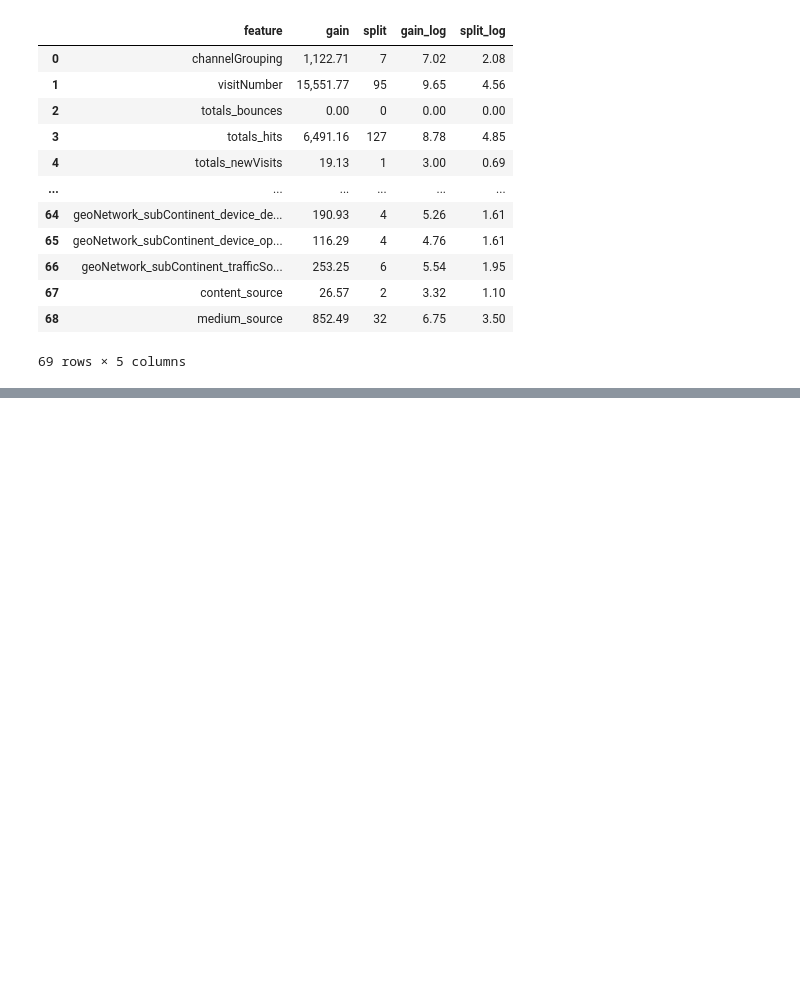
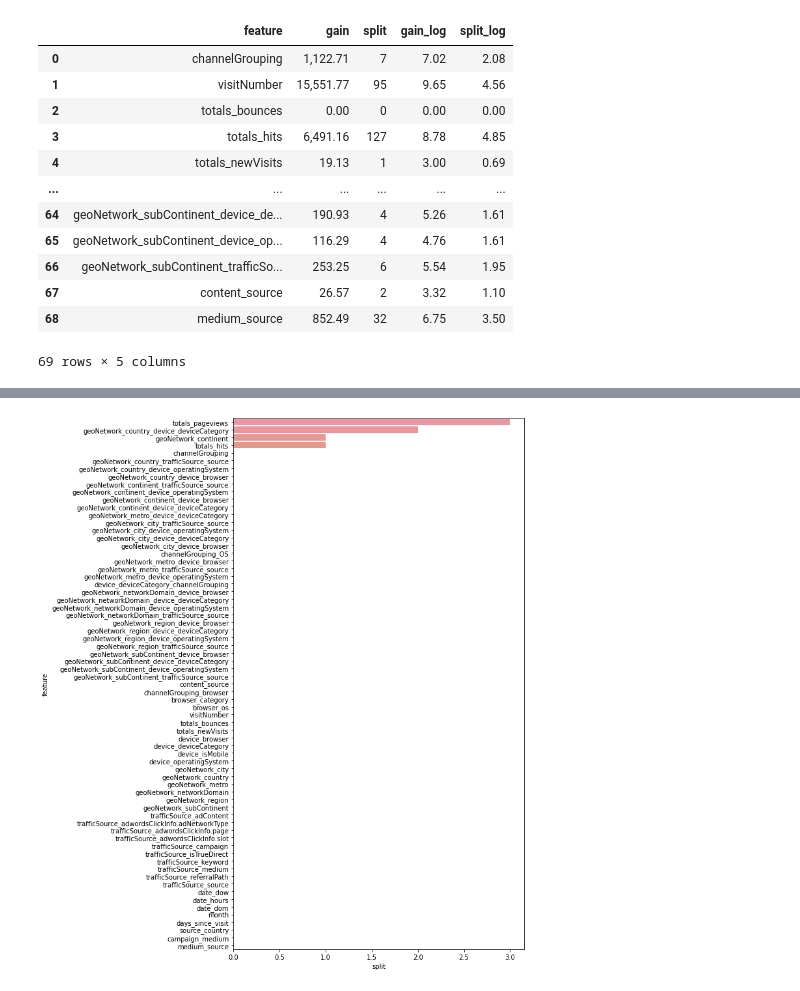
Before and after one commit to slawa-loev/GA_revenue_analytics, a Jupyter notebook: train.ipynb, the cells around one changed output, grey strips where cells are left out. Cells and saved outputs as stored; diff of their text form; code cells hidden in the pictures; blank space fills up the shorter version.

```diff
--- a/train.ipynb
+++ b/train.ipynb
@@ -328,0 +638,13 @@ def objective(trial):
+# %%
+importances1_df = pd.DataFrame()
+importances1_df['feature'] = X_train.columns
+importances1_df['gain'] = clf1.booster_.feature_importance(importance_type='gain')
+importances1_df['split'] = clf1.booster_.feature_importance(importance_type='split')
+# %%
+importances1_df['gain_log'] = np.log1p(importances1_df['gain'])
+importances1_df['split_log'] = np.log1p(importances1_df['split'])
+# %%
+plt.figure(figsize=(8, 15))
+sns.barplot(x='split', y='feature', data=importances1_df.sort_values('split', ascending=False));
+# %% [output]
+[figure, added]
```
Also changed, not shown: parts of 67 cells of this notebook, 1 other file.
